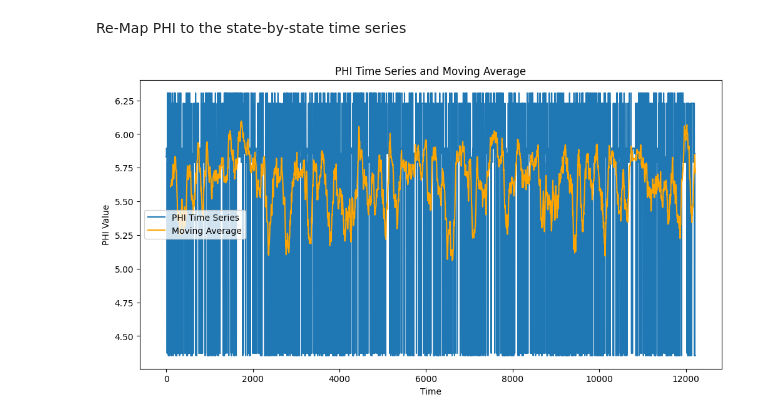
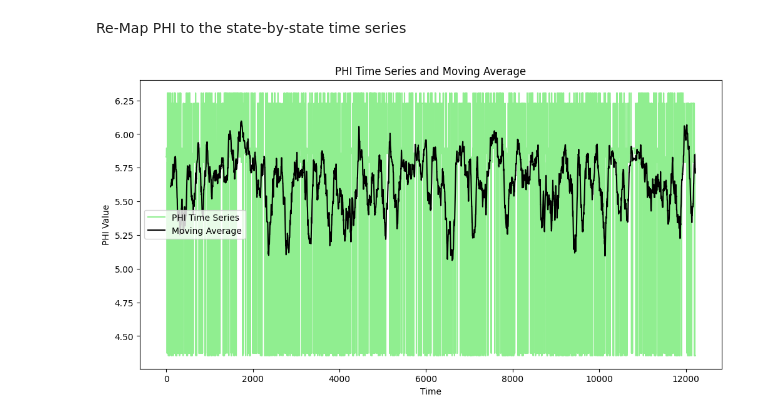
Before and after one commit to dralvima/IITmethods, a Jupyter notebook: Soccer_PHImax_state_timeseries.ipynb, the cells around one changed output. Drawn from its saved outputs; the diff is of its cells as text; code cells hidden in the pictures.

```diff
--- a/Soccer_PHImax_state_timeseries.ipynb
+++ b/Soccer_PHImax_state_timeseries.ipynb
@@ -228,26 +228,26 @@ Re-Map PHI to the state-by-state time series
 # %%
 # Extracting the necessary data from phi_results
 phi_values = phi_results[0]
 phi_states = phi_results[1]
 
 # Mapping each state to its corresponding phi value
 state_to_phi = {tuple(state): phi for state, phi in zip(phi_states, phi_values)}
 
 # Reassigning the phi values to the respective states in the original time series sequence
 phi_time_series = np.array([state_to_phi[tuple(state)] for state in time_series_data.T])
 
 # Compute a moving average of the phi time series
 window_size = 100  # Define the window size for the moving average
 moving_avg = np.convolve(phi_time_series, np.ones(window_size) / window_size, mode='valid')
 
 # Plotting the time series of PHI values and the moving average
 plt.figure(figsize=(12, 6))
-plt.plot(phi_time_series, label='PHI Time Series')
-plt.plot(np.arange(window_size - 1, len(phi_time_series)), moving_avg, label='Moving Average', color='orange')
+plt.plot(phi_time_series, label='PHI Time Series', color='lightgreen')
+plt.plot(np.arange(window_size - 1, len(phi_time_series)), moving_avg, label='Moving Average', color='black')
 plt.title('PHI Time Series and Moving Average')
 plt.xlabel('Time')
 plt.ylabel('PHI Value')
 plt.legend()
 plt.show()
 # %% [output]
-[figure, old version]
+[figure, new version]
```
